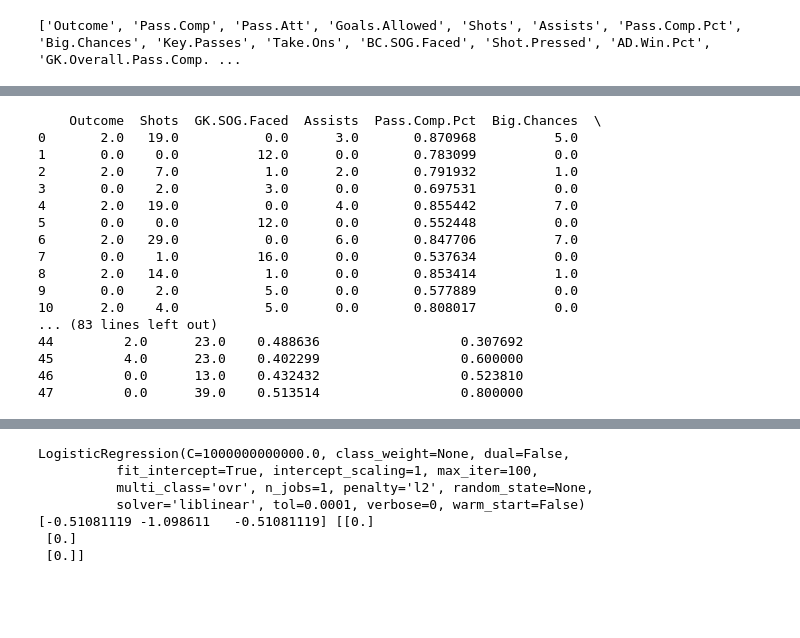
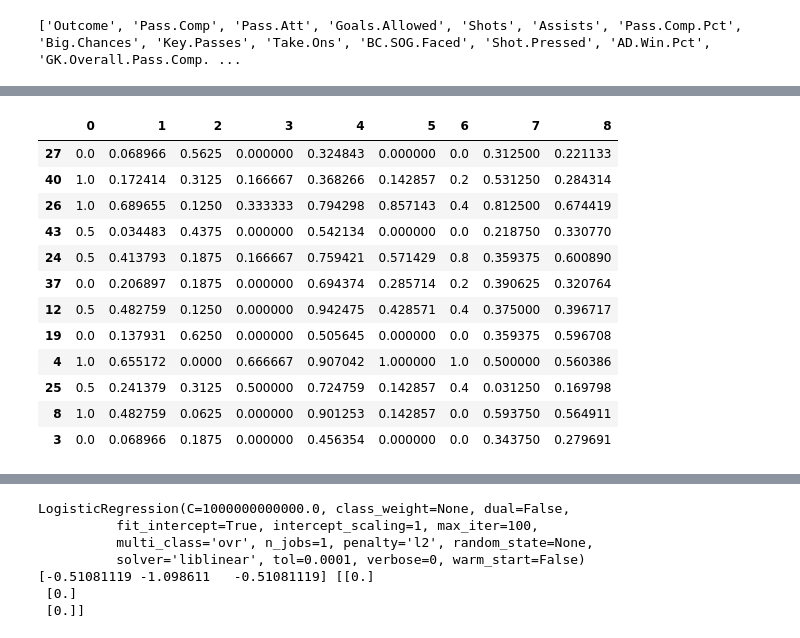
Before and after one commit to lundarmodel/bootcamp_final, a Jupyter notebook: james_jupyter_playground.ipynb, the cells around one changed output, grey strips where cells are left out. Cells and saved outputs as stored; diff of their text form; code cells hidden in the pictures; blank space fills up the shorter version.

```diff
--- a/james_jupyter_playground.ipynb
+++ b/james_jupyter_playground.ipynb
@@ -124,37 +168,32 @@ corr.style.background_gradient().set_precision(2)
 # %%
 from sklearn.model_selection import train_test_split
 
 #Create training sets. Eventually we need to split our data into train and test.
 y=df[["Outcome"]].values.ravel() #This converts us from a dataframe column to a 1d vector because that's what the model fit seems to want.
 X=df[df.columns[:-1]]
 
 X_train, X_test, y_train, y_test = train_test_split(X, y, random_state=42)
 
 
 #print(y_train.dtypes)
 
 #print(x_train.dtypes)
 #print(x_train.dtypes)
 
 #print(x_train.values.ravel())
 #print(type(x_train.values))
+X_test
+# %% [output]
+|  | 0 | 1 | 2 | 3 | 4 | 5 | 6 | 7 | 8 |
+| 27 | 0.0 | 0.068966 | 0.5625 | 0.000000 | 0.324843 | 0.000000 | 0.0 | 0.312500 | 0.221133 |
+| 40 | 1.0 | 0.172414 | 0.3125 | 0.166667 | 0.368266 | 0.142857 | 0.2 | 0.531250 | 0.284314 |
+| 26 | 1.0 | 0.689655 | 0.1250 | 0.333333 | 0.794298 | 0.857143 | 0.4 | 0.812500 | 0.674419 |
+| 43 | 0.5 | 0.034483 | 0.4375 | 0.000000 | 0.542134 | 0.000000 | 0.0 | 0.218750 | 0.330770 |
+| 24 | 0.5 | 0.413793 | 0.1875 | 0.166667 | 0.759421 | 0.571429 | 0.8 | 0.359375 | 0.600890 |
+| 37 | 0.0 | 0.206897 | 0.1875 | 0.000000 | 0.694374 | 0.285714 | 0.2 | 0.390625 | 0.320764 |
+| 12 | 0.5 | 0.482759 | 0.1250 | 0.000000 | 0.942475 | 0.428571 | 0.4 | 0.375000 | 0.396717 |
+| 19 | 0.0 | 0.137931 | 0.6250 | 0.000000 | 0.505645 | 0.000000 | 0.0 | 0.359375 | 0.596708 |
+| 4 | 1.0 | 0.655172 | 0.0000 | 0.666667 | 0.907042 | 1.000000 | 1.0 | 0.500000 | 0.560386 |
+| 25 | 0.5 | 0.241379 | 0.3125 | 0.500000 | 0.724759 | 0.142857 | 0.4 | 0.031250 | 0.169798 |
+| 8 | 1.0 | 0.482759 | 0.0625 | 0.000000 | 0.901253 | 0.142857 | 0.0 | 0.593750 | 0.564911 |
+| 3 | 0.0 | 0.068966 | 0.1875 | 0.000000 | 0.456354 | 0.000000 | 0.0 | 0.343750 | 0.279691 |
-# %%
-print(df)
-# %% [output]
-    Outcome  Shots  GK.SOG.Faced  Assists  Pass.Comp.Pct  Big.Chances  \
-0       2.0   19.0           0.0      3.0       0.870968          5.0
-1       0.0    0.0          12.0      0.0       0.783099          0.0
-2       2.0    7.0           1.0      2.0       0.791932          1.0
-3       0.0    2.0           3.0      0.0       0.697531          0.0
-4       2.0   19.0           0.0      4.0       0.855442          7.0
-5       0.0    0.0          12.0      0.0       0.552448          0.0
-6       2.0   29.0           0.0      6.0       0.847706          7.0
-7       0.0    1.0          16.0      0.0       0.537634          0.0
-8       2.0   14.0           1.0      0.0       0.853414          1.0
-9       0.0    2.0           5.0      0.0       0.577889          0.0
-10      2.0    4.0           5.0      0.0       0.808017          0.0
-... (83 lines left out)
-44         2.0      23.0    0.488636                  0.307692
-45         4.0      23.0    0.402299                  0.600000
-46         0.0      13.0    0.432432                  0.523810
-47         0.0      39.0    0.513514                  0.800000
```
Also changed, not shown: parts of 8 cells of this notebook, 4 other files.
